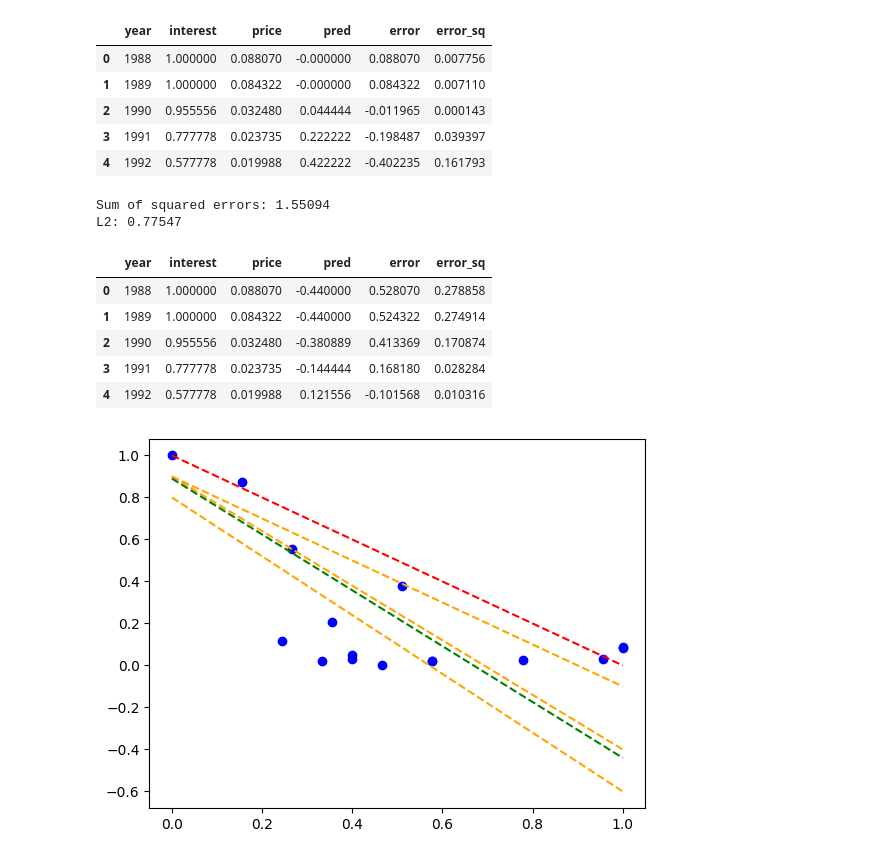
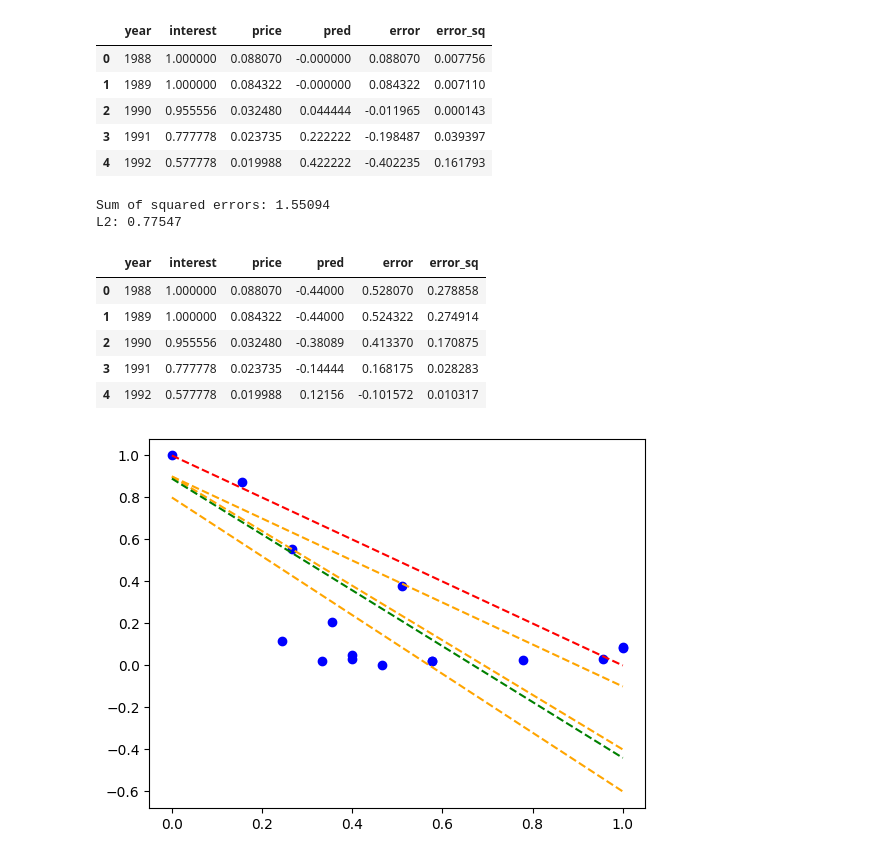
Before and after one commit to Aukevanoost/ml-algorithms, a Jupyter notebook: notebooks/error-based/_explanation.linear_regression.ipynb, the cells around one changed output. Cells and saved outputs as stored; diff of their text form; code cells hidden in the pictures.

Commit message:
Cleanup regression

````diff
--- a/notebooks/error-based/_explanation.linear_regression.ipynb
+++ b/notebooks/error-based/_explanation.linear_regression.ipynb
@@ -3,3 +11,7 @@
+# %%
+# Linear Regression fn: Mw(d) = w[0] + W[1] * d[1]
+def Mw(w0, w1, d1): return w0 + (d1 * w1)
+def create_Mw(w0,w1): return lambda d1: Mw(w0,w1,d1)
 # %%
 import pandas as pd
 import matplotlib.pyplot as plt
@@ -47,10 +55,9 @@ Sum of squared errors is a way of measuring the fit of simple linear regression
 |                  i=1                         |
 ```
 # %%
-reg_fn = lambda w0, w1: lambda d1:  w0 + (d1 * w1)
-reg_model = reg_fn(w0=1, w1=-1)
+_Mw = create_Mw(w0=1, w1=-1)
 
-df['pred'] = round( reg_model(df[d]) ,10)
+df['pred'] = round( _Mw(df[d]) ,10)
 df['error'] = df[t] - df['pred']
 df['error_sq'] = df['error']**2
 
@@ -67,25 +74,24 @@ L2: 1.17423
 | 3 | 1991 | 0.777778 | 0.023735 | 0.222222 | -0.198487 | 0.039397 |
 | 4 | 1992 | 0.577778 | 0.019988 | 0.422222 | -0.402235 | 0.161793 |
 # %%
-reg_fn = lambda w0, w1: lambda d1:  w0 + (d1 * w1)
-reg_model = reg_fn(w0=0.89, w1=-1.33) # trial and error
+_Mw = create_Mw(w0=0.89, w1=-1.33) # trial and error
 
-df['pred'] = round( reg_model(df[d]) ,10)
+df['pred'] = round( _Mw(df[d]) ,5)
 df['error'] = df[t] - df['pred']
 df['error_sq'] = df['error']**2
 
 print(f"Sum of squared errors: {round(df['error_sq'].sum(),5)}")
 print(f"L2: {round(df['error_sq'].sum()/2,5)}")
 df.head(5)
 # %% [output]
 Sum of squared errors: 1.55094
 L2: 0.77547
 |  | year | interest | price | pred | error | error_sq |
-| 0 | 1988 | 1.000000 | 0.088070 | -0.440000 | 0.528070 | 0.278858 |
-| 1 | 1989 | 1.000000 | 0.084322 | -0.440000 | 0.524322 | 0.274914 |
-| 2 | 1990 | 0.955556 | 0.032480 | -0.380889 | 0.413369 | 0.170874 |
-| 3 | 1991 | 0.777778 | 0.023735 | -0.144444 | 0.168180 | 0.028284 |
-| 4 | 1992 | 0.577778 | 0.019988 | 0.121556 | -0.101568 | 0.010316 |
+| 0 | 1988 | 1.000000 | 0.088070 | -0.44000 | 0.528070 | 0.278858 |
+| 1 | 1989 | 1.000000 | 0.084322 | -0.44000 | 0.524322 | 0.274914 |
+| 2 | 1990 | 0.955556 | 0.032480 | -0.38089 | 0.413370 | 0.170875 |
+| 3 | 1991 | 0.777778 | 0.023735 | -0.14444 | 0.168175 | 0.028283 |
+| 4 | 1992 | 0.577778 | 0.019988 | 0.12156 | -0.101572 | 0.010317 |
 # %%
 plt.plot(df[d], df[t], 'bo')
 
````
Also changed, not shown: parts of 7 cells of this notebook.
